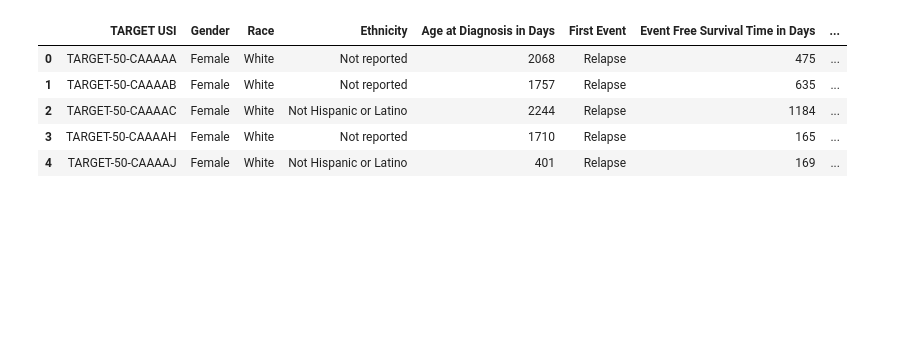
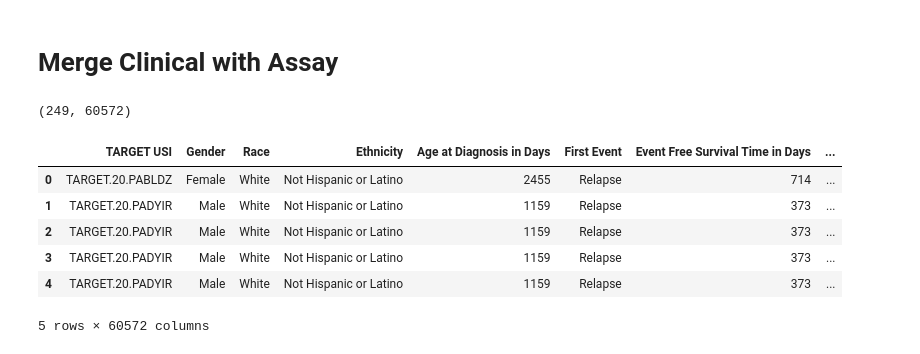
Before and after one commit to NCBI-Hackathons/ConsensusML, a Jupyter notebook: scripts/david_Eda.ipynb, the cells around one changed output. Cells and saved outputs as stored; diff of their text form; code cells hidden in the pictures; blank space fills up the shorter version.

```diff
--- a/scripts/david_Eda.ipynb
+++ b/scripts/david_Eda.ipynb
@@ -62,0 +30,4 @@ wt_mani = manifest_df[manifest_df['project.project_id'] == 'TARGET-WT']
+# %%
+WT_df = manifest_clinical_merge(manifest_df, wt_disc_df, 'TARGET-WT')
+AML_df = manifest_clinical_merge(manifest_df, aml_disc_df, 'TARGET-AML')
+NBL_df = manifest_clinical_merge(manifest_df, nbl_disc_df, 'TARGET-NBL')
@@ -63 +44,5 @@ wt_mani = manifest_df[manifest_df['project.project_id'] == 'TARGET-WT']
+# %%
+assay_df = pd.read_csv('../TARGET_NBL_AML_RT_WT_HTSeq_Counts.csv')
+# %%
+assay_t_df = assay_transpose(assay_df)
 # %%
@@ -93,9 +57,0 @@ wt_mani.head()
-# %%
-wt_disc_df.head()
-# %% [output]
-|  | TARGET USI | Gender | Race | Ethnicity | Age at Diagnosis in Days | First Event | Event Free Survival Time in Days | ... |
-| 0 | TARGET-50-CAAAAA | Female | White | Not reported | 2068 | Relapse | 475 | ... |
-| 1 | TARGET-50-CAAAAB | Female | White | Not reported | 1757 | Relapse | 635 | ... |
-| 2 | TARGET-50-CAAAAC | Female | White | Not Hispanic or Latino | 2244 | Relapse | 1184 | ... |
-| 3 | TARGET-50-CAAAAH | Female | White | Not reported | 1710 | Relapse | 165 | ... |
-| 4 | TARGET-50-CAAAAJ | Female | White | Not Hispanic or Latino | 401 | Relapse | 169 | ... |
@@ -103,0 +58,2 @@ WT_df = wt_disc_df.merge(wt_mani, on='TARGET USI')
+# %% [markdown]
+# Merge Clinical with Assay
@@ -103,0 +62,16 @@ WT_df = wt_disc_df.merge(wt_mani, on='TARGET USI')
+# %%
+AML_genes = assay_clinical_merge(assay_t_df, AML_df)
+WT_genes = assay_clinical_merge(assay_t_df, WT_df)
+NBL_genes = assay_clinical_merge(assay_t_df, NBL_df)
+# %%
+print(AML_genes.shape)
+AML_genes.head()
+# %% [output]
+(249, 60572)
+|  | TARGET USI | Gender | Race | Ethnicity | Age at Diagnosis in Days | First Event | Event Free Survival Time in Days | ... |
+| 0 | TARGET.20.PABLDZ | Female | White | Not Hispanic or Latino | 2455 | Relapse | 714 | ... |
+| 1 | TARGET.20.PADYIR | Male | White | Not Hispanic or Latino | 1159 | Relapse | 373 | ... |
+| 2 | TARGET.20.PADYIR | Male | White | Not Hispanic or Latino | 1159 | Relapse | 373 | ... |
+| 3 | TARGET.20.PADYIR | Male | White | Not Hispanic or Latino | 1159 | Relapse | 373 | ... |
+| 4 | TARGET.20.PADYIR | Male | White | Not Hispanic or Latino | 1159 | Relapse | 373 | ... |
+5 rows × 60572 columns
```
Also changed, not shown: parts of 28 cells of this notebook.
